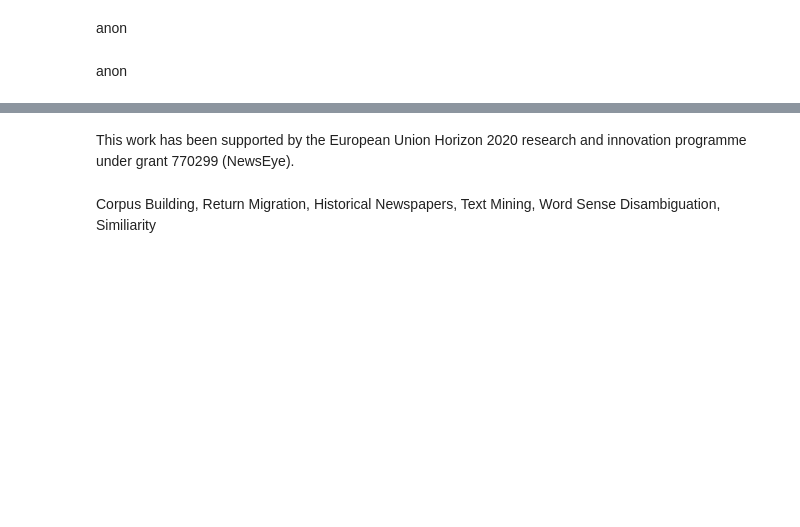
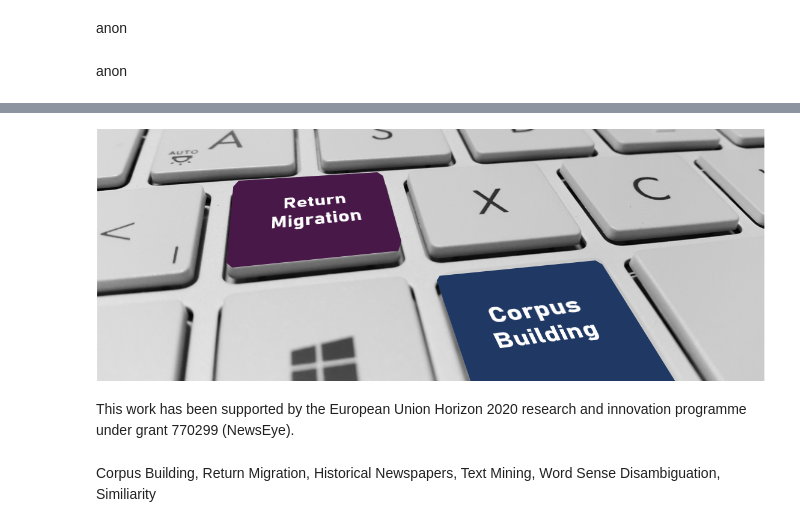
Before and after one commit to jdh-observer/jdh001-4yxHGiqXYRbX, a Jupyter notebook: TopicSpecificCorpusBuilding.ipynb, the cells around one changed output, grey strips where cells are left out. Saved outputs shown, nothing was run; the diff lists cells and outputs as text; code cells hidden in the pictures; blank space fills up the shorter version.

Commit message:
fix image

```diff
--- a/TopicSpecificCorpusBuilding.ipynb
+++ b/TopicSpecificCorpusBuilding.ipynb
@@ -12,3 +8,8 @@ anon
+# %%
+from IPython.display import Image
+display(Image("images/cover.png"))
+# %% [output]
+[figure, added]
 # %% [markdown]
 This  work has  been  supported  by  the  European  Union  Horizon  2020  research  and innovation programme under grant 770299 (NewsEye).
 # %% [markdown]
```
Also changed, not shown: parts of 6 cells of this notebook.
